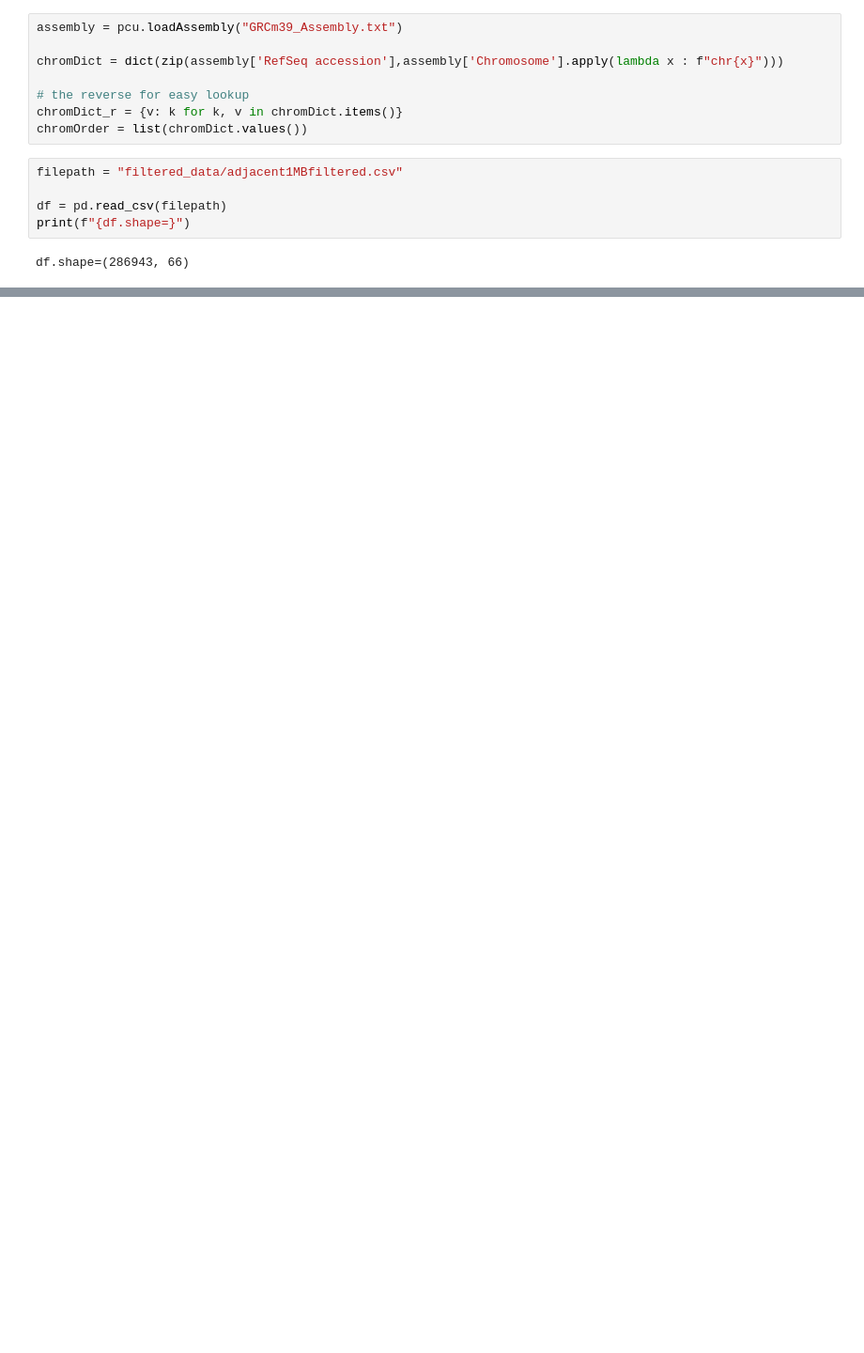
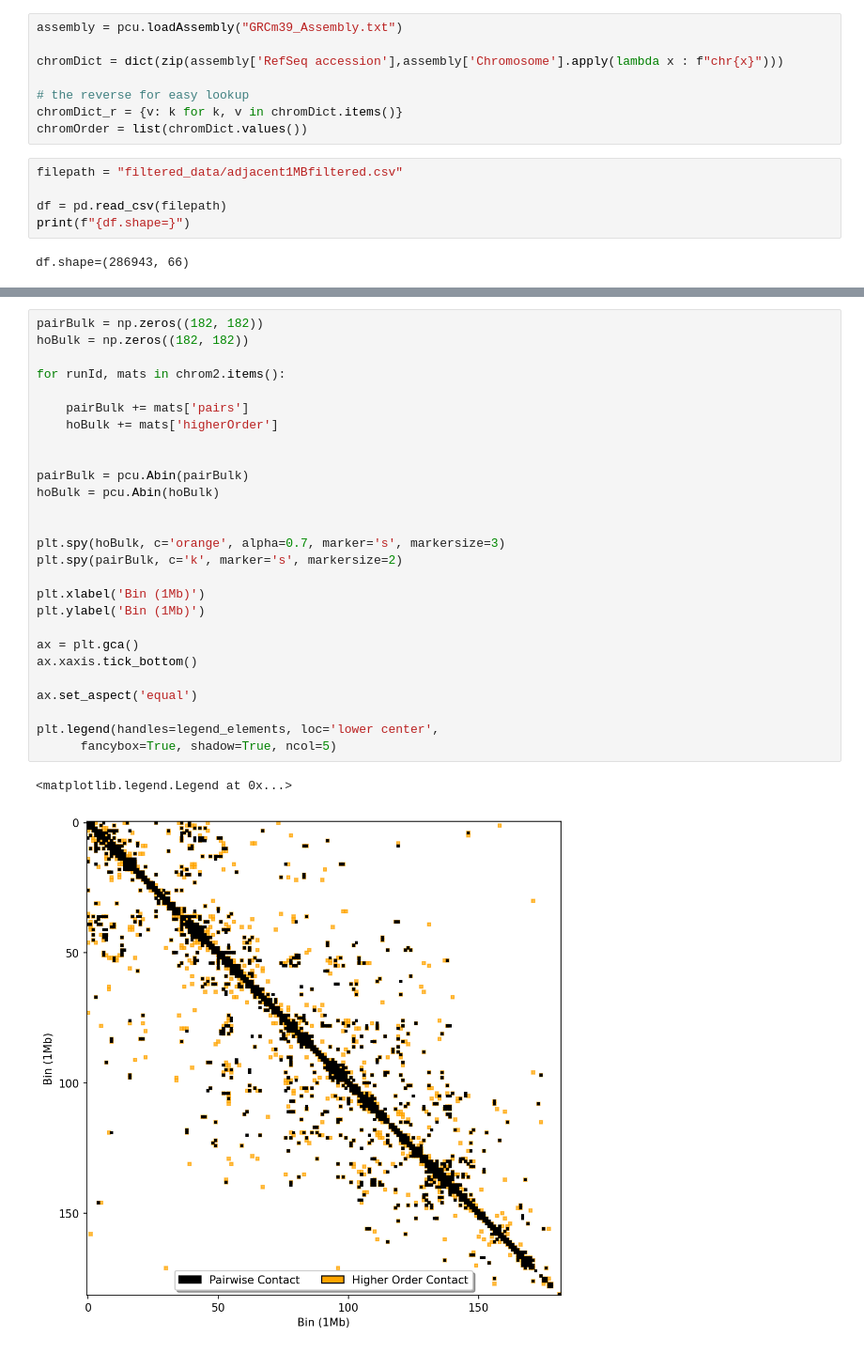
Before and after one commit to CooperStansbury/scPoreC-analysis, a Jupyter notebook: notebooks/higherOrderAnalysis.ipynb, the cells around one changed output, grey strips where cells are left out. Shown at 94% size. Drawn from its saved outputs; the diff is of its cells as text; blank space fills up the shorter version.

```diff
--- a/notebooks/higherOrderAnalysis.ipynb
+++ b/notebooks/higherOrderAnalysis.ipynb
@@ -110,0 +238,30 @@ filteredPoreCIndex = list(range(0, len(adj1mb['run01'])))
+# %%
+pairBulk = np.zeros((182, 182))
+hoBulk = np.zeros((182, 182))
+
+for runId, mats in chrom2.items():
+
+    pairBulk += mats['pairs']
+    hoBulk += mats['higherOrder']
+
+
+pairBulk = pcu.Abin(pairBulk)
+hoBulk = pcu.Abin(hoBulk)
+
+
+plt.spy(hoBulk, c='orange', alpha=0.7, marker='s', markersize=3)
+plt.spy(pairBulk, c='k', marker='s', markersize=2)
+
+plt.xlabel('Bin (1Mb)')
+plt.ylabel('Bin (1Mb)')
+
+ax = plt.gca()
+ax.xaxis.tick_bottom()
+
+ax.set_aspect('equal')
+
+plt.legend(handles=legend_elements, loc='lower center',
+      fancybox=True, shadow=True, ncol=5)
+# %% [output]
+<matplotlib.legend.Legend at 0x...>
+[figure, added]
```
Also changed, not shown: parts of 11 cells of this notebook, 3 other files.
